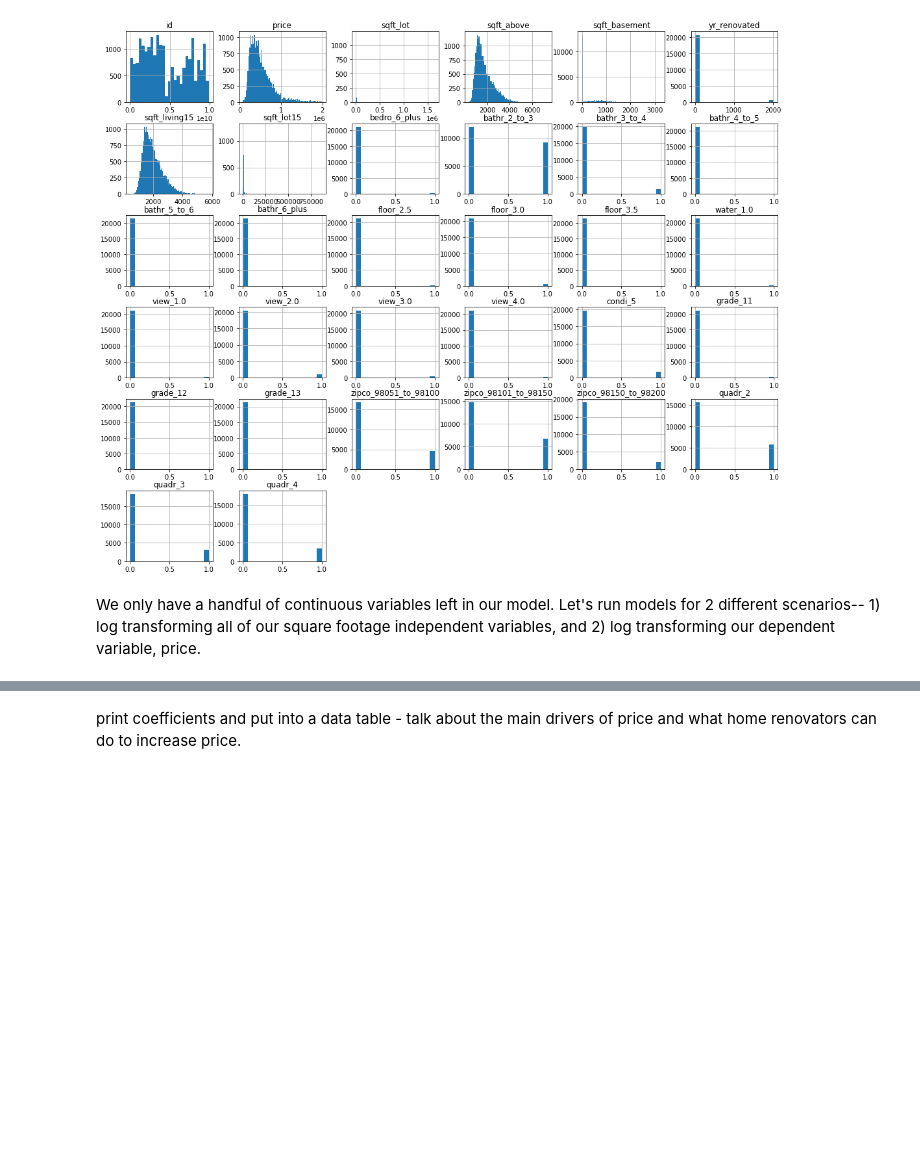
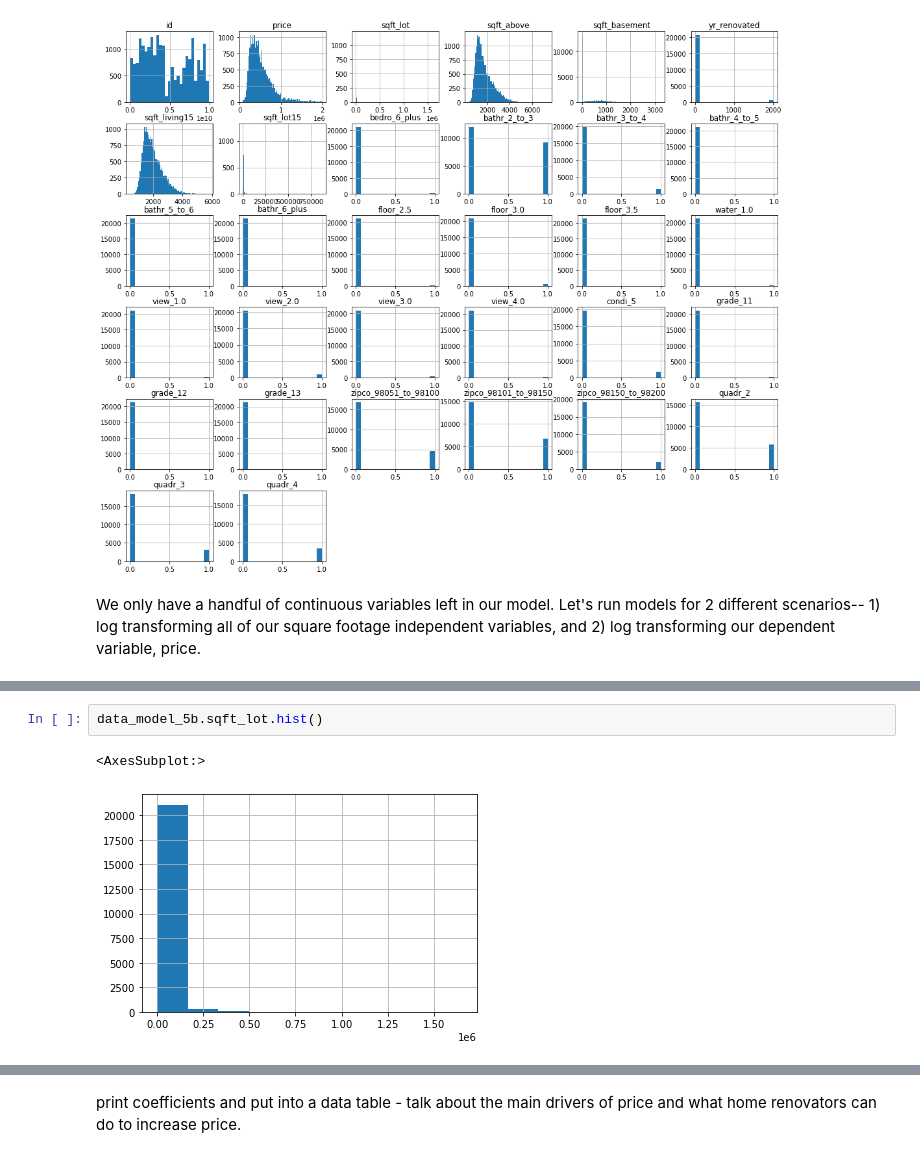
Before and after one commit to Sammyknee/dsc-phase-2-project, a Jupyter notebook: Housing Data - Modeling.ipynb, the cells around one changed output, grey strips where cells are left out. Drawn from its saved outputs; the diff is of its cells as text; blank space fills up the shorter version.

```diff
--- a/Housing Data - Modeling.ipynb
+++ b/Housing Data - Modeling.ipynb
@@ -982,0 +983,5 @@ We only have a handful of continuous variables left in our model. Let's run mode
+# %%
+data_model_5b.sqft_lot.hist()
+# %% [output]
+<AxesSubplot:>
+[figure, added]
```
Also changed, not shown: parts of 46 cells of this notebook.
